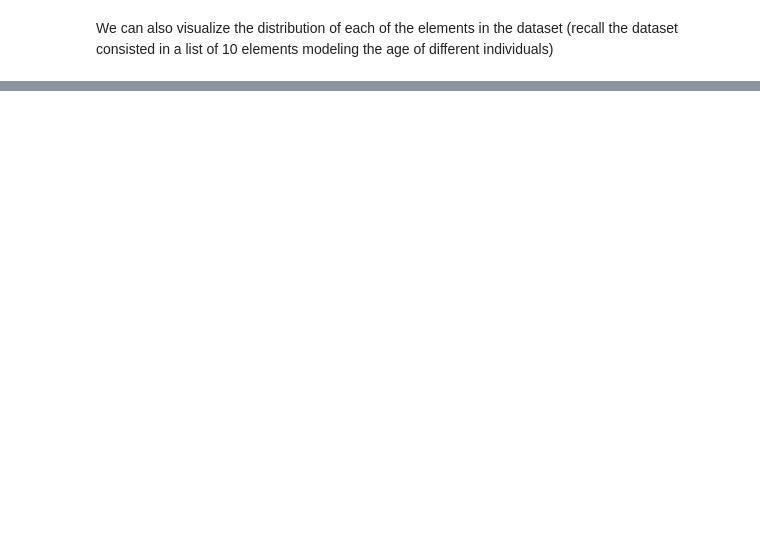
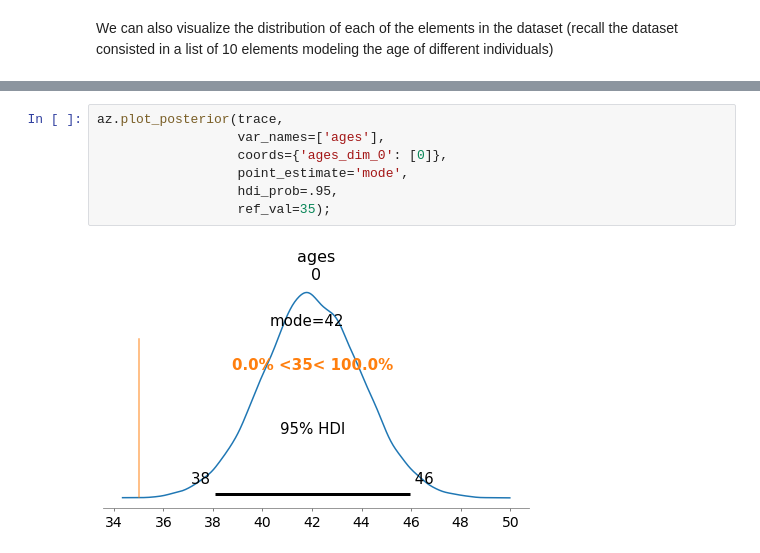
Before and after one commit to tommcamm/privugger, a Jupyter notebook: docs/tutorials/Tutorial.ipynb, the cells around one changed output, grey strips where cells are left out. Cells and saved outputs as stored; diff of their text form; blank space fills up the shorter version.

```diff
--- a/docs/tutorials/Tutorial.ipynb
+++ b/docs/tutorials/Tutorial.ipynb
@@ -151,0 +115,9 @@ results.plot_mutual_information()
+# %%
+az.plot_posterior(trace,
+                  var_names=['ages'],
+                  coords={'ages_dim_0': [0]},
+                  point_estimate='mode',
+                  hdi_prob=.95,
+                  ref_val=35);
+# %% [output]
+[figure, added]
```
Also changed, not shown: parts of 48 cells of this notebook, 3 other files.
